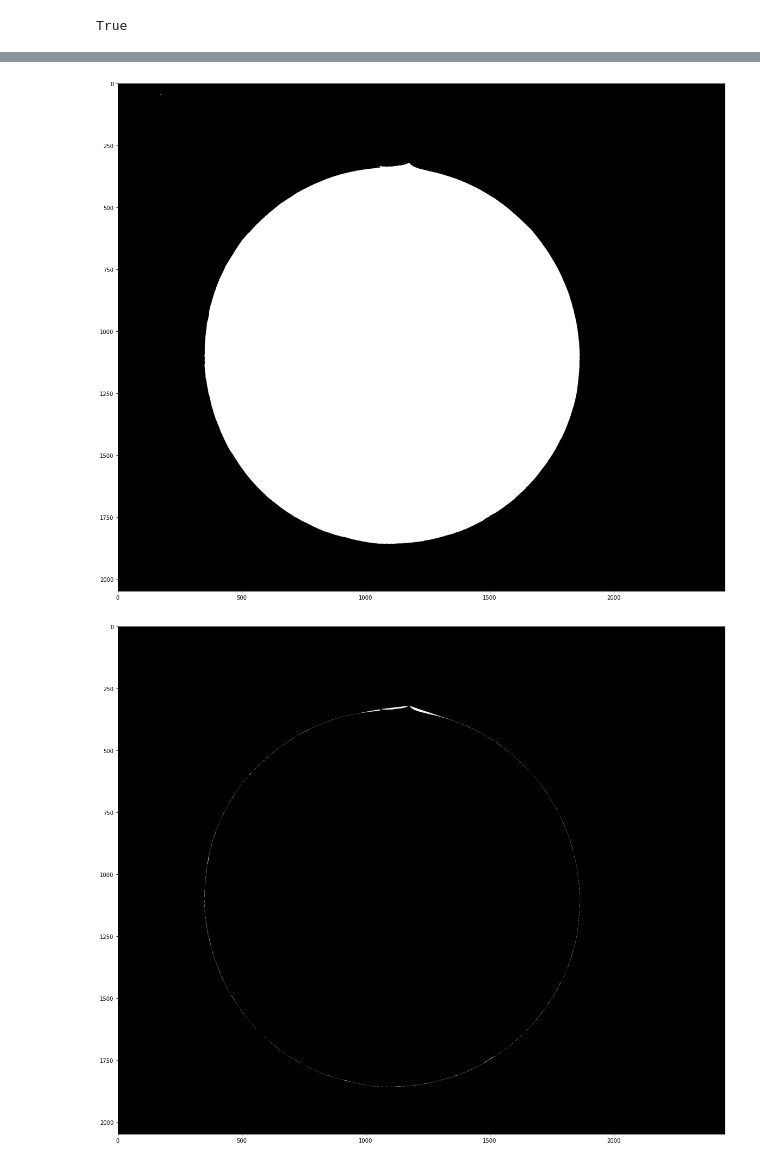
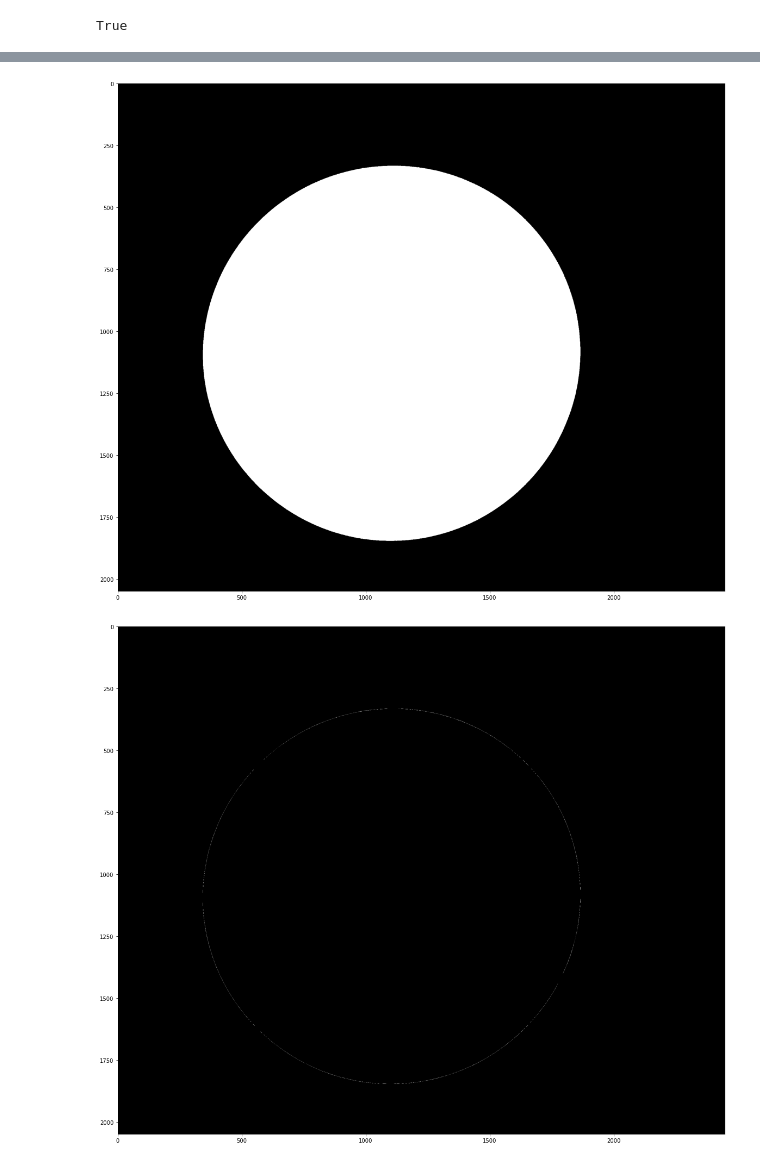
Before and after one commit to rex662624/ORing_Defect_Detection, a Jupyter notebook: SIFT.ipynb, the cells around one changed output, grey strips where cells are left out. Saved outputs shown, nothing was run; the diff lists cells and outputs as text; code cells hidden in the pictures.

```diff
--- a/SIFT.ipynb
+++ b/SIFT.ipynb
@@ -27,7 +27,7 @@ import numpy as np
 
 #replace========================
 #filename = './CCD-1/NG (29).jpg'
-filename = './Stop1_1000/10.jpg'
+filename = './Stop1_1000/105.jpg'
 print(filename)
 img_list[8] = np.array(cv2.imread(filename,0))
 #print(img_list[8])
@@ -108,7 +108,7 @@ diff_img = convex_img - contour_img
 plt.figure(figsize=(20,20))
 plt.imshow(diff_img,cmap = 'gray')
 #=================================================
-kernel = np.ones((3,3),np.uint8)
+kernel = np.ones((3,2),np.uint8)
 opening = cv2.morphologyEx(diff_img, cv2.MORPH_OPEN, kernel)
 
 plt.figure(figsize=(20,20))
@@ -125,64 +125,6 @@ for i in range(len(stats)):
 plt.figure(figsize=(20,20))
 plt.imshow(closing_backtorgb)
 #=================================================
-'''
-print(gray.shape)
-ret,thresh1 = cv2.threshold(gray,200,255,cv2.THRESH_BINARY_INV )
-
-plt.figure(figsize=(20,20))
-plt.imshow(thresh1,cmap = 'gray')
-
-corners = cv2.goodFeaturesToTrack(thresh1, 40, 0.1, 5,useHarrisDetector  = True)
-corners = np.int0(corners)
-
-for i in corners:
-    x,y = i.ravel()
-    cv2.circle(backtorgb,(x,y), 10, (255,0,0),thickness = 5)
-
-#cv2.circle(gray, (x, y), 3, 255, -1)
-plt.figure(figsize=(20,20))
-plt.imshow(backtorgb)
-#================================================
-delta = 1
-dist, dist_prev = 0,0
-slope_now, slope_prev = 0,0
-print(approx.shape)
-for i in range(delta,approx.shape[0],delta):
-#for i in range(135+delta,approx.shape[0]-870,delta):
-    pt1 = np.array([approx[i][0][0],approx[i][0][1]])
-    pt2 = np.array([approx[i-delta][0][0],approx[i-delta][0][1]])
-    circle_center = np.array([circle_point[0][0],circle_point[0][1]])
-
-    cv2.circle(backtorgb, (pt1[0],pt1[1]), 3, (0,0,0),thickness = 3)
-
-    #cv2.line(backtorgb, (approx[i][0][0],approx[i][0][1]), (int(circle_point[0][0]),int(circle_point[0][1])), (255,255,0),thickness = 5)
-    #dist_prev = np.linalg.norm(pt2-circle_center)
-    dist = np.linalg.norm(pt1-circle_center)
-
-    slope_prev = slope_now
-    slope_now = slope(pt1,pt2)
-    #print(slope_now)
-    if(np.sign(slope_now) != np.sign(slope_prev)):
-    #if(abs(dist-dist_prev)>3 and dist> circle_point[0][2]):
-        cv2.circle(backtorgb, (approx[i][0][0],approx[i][0][1]), 10, (255,255,0),thickness = 5)
-        #print(dist-dist_prev)
-
-
-        #dist = cv2.pointPolygonTest(contours[i],(50,50),True)
-        #print(dist)
-        #hulls = [cv2.convexHull(p.reshape(-1, 1, 2)) for p in contours[i]]
-        #print(np.array(hulls[0]))
-        #cv2.polylines(backtorgb, contours[i], 1, (255, 0, 0))
-        #print(i)
-
-
-#cv2.imshow("img", gray)
-#cv2.waitKey(0)
-
-plt.figure(figsize=(20,20))
-plt.imshow(backtorgb)
-
-'''
 
 cor = np.array(contours[1])
 cor = cor.reshape(cor.shape[0],cor.shape[2])
@@ -213,4 +153,4 @@ Area:  1291201.0
 True
 [figure]
 [figure]
-[figure, old version]
+[figure, new version]
```
Also changed, not shown: parts of 9 cells of this notebook.
